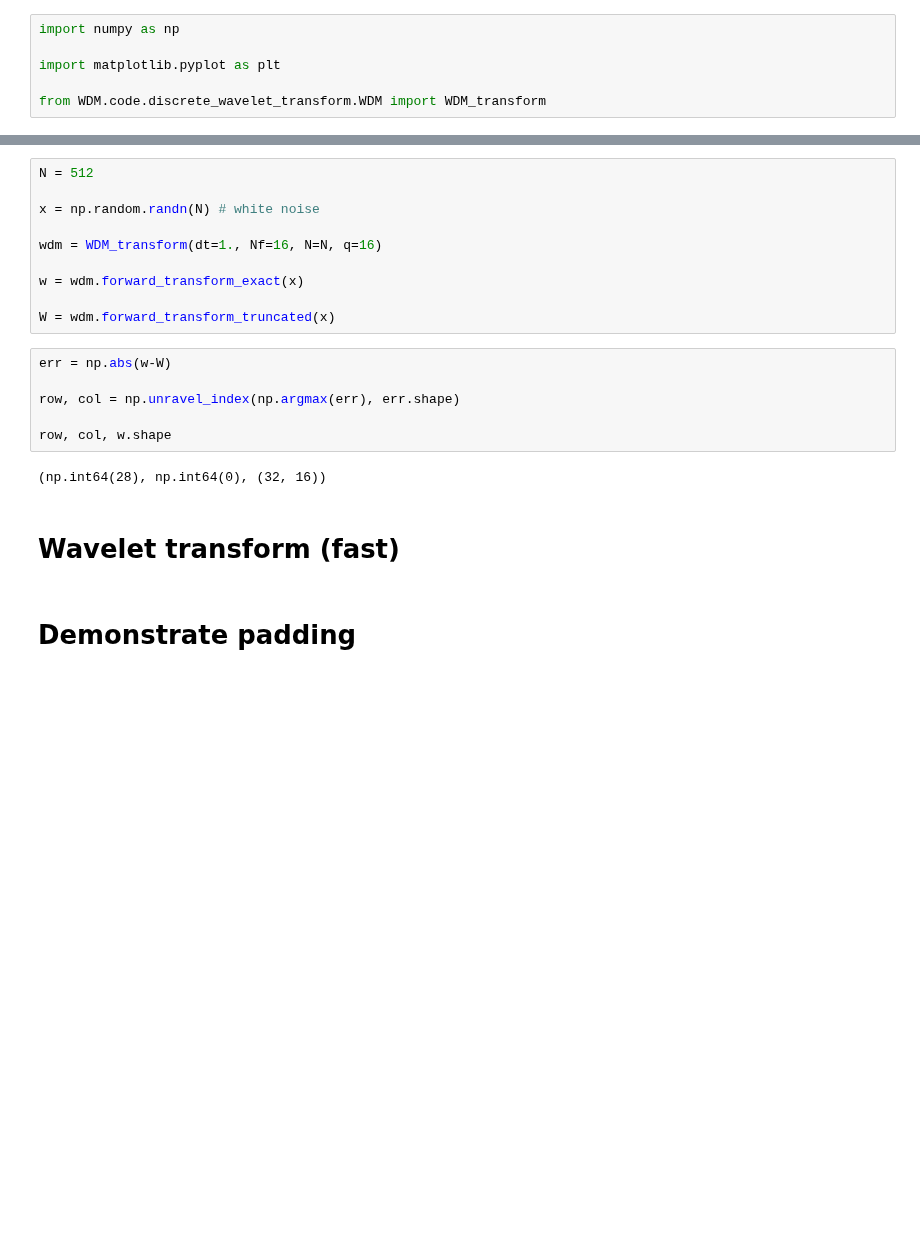
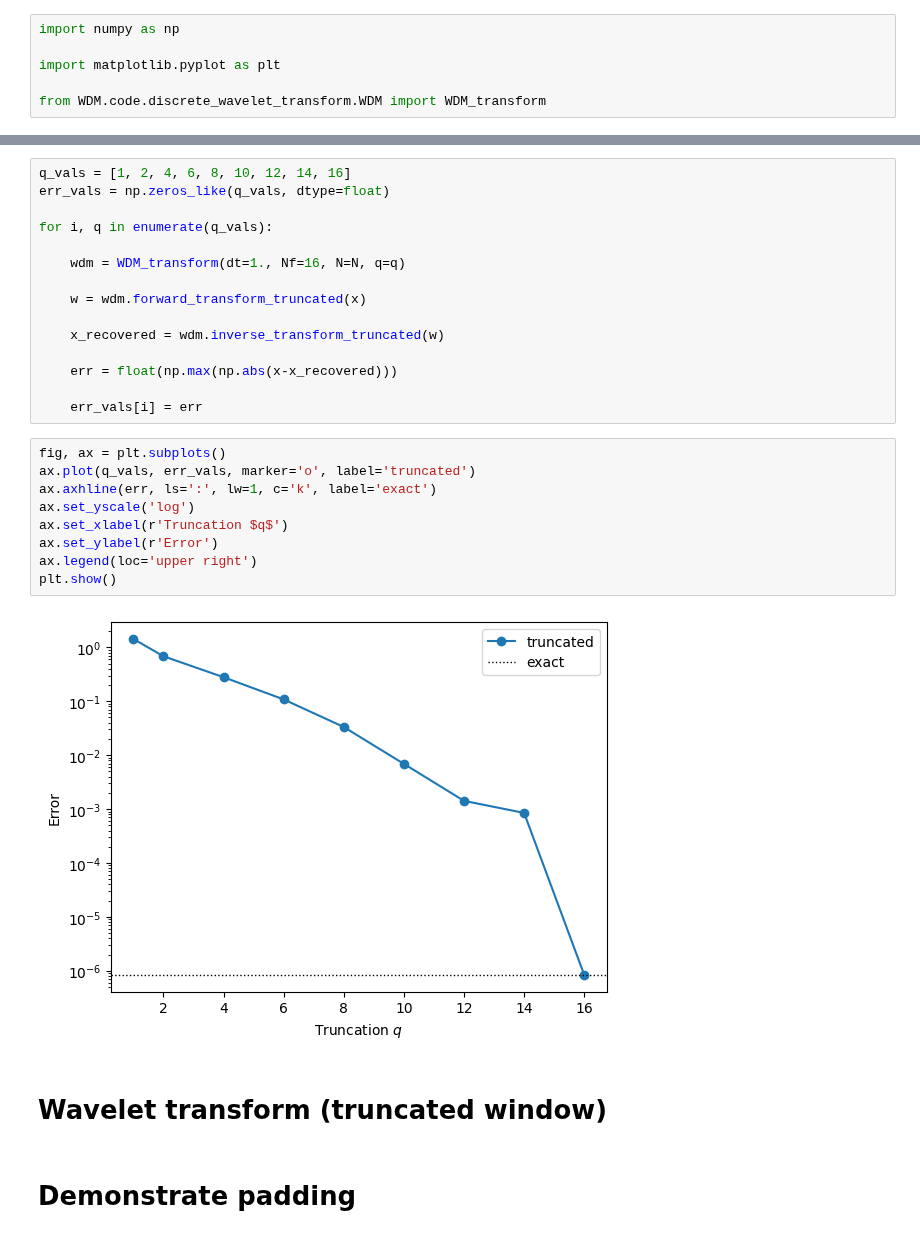
Before and after one commit to cjm96/WDM_GW_wavelets, a Jupyter notebook: examples/motivating_the_discrete_wavelet_transform.ipynb, the cells around one changed output, grey strips where cells are left out. Cells and saved outputs as stored; diff of their text form; blank space fills up the shorter version.

Commit message:
implemented truncated sum expressions for DWT

```diff
--- a/examples/motivating_the_discrete_wavelet_transform.ipynb
+++ b/examples/motivating_the_discrete_wavelet_transform.ipynb
@@ -62,23 +89,31 @@ The parameter $q$ controls the truncation. Smaller values of $q$ will lead to a
 # %%
-N = 512
+q_vals = [1, 2, 4, 6, 8, 10, 12, 14, 16]
+err_vals = np.zeros_like(q_vals, dtype=float)
 
-x = np.random.randn(N) # white noise
+for i, q in enumerate(q_vals):
 
-wdm = WDM_transform(dt=1., Nf=16, N=N, q=16)
+    wdm = WDM_transform(dt=1., Nf=16, N=N, q=q)
 
-w = wdm.forward_transform_exact(x)
+    w = wdm.forward_transform_truncated(x)
 
-W = wdm.forward_transform_truncated(x)
+    x_recovered = wdm.inverse_transform_truncated(w)
+
+    err = float(np.max(np.abs(x-x_recovered)))
+
+    err_vals[i] = err
-# %%
-err = np.abs(w-W)
-
-row, col = np.unravel_index(np.argmax(err), err.shape)
-
-row, col, w.shape
-# %% [output]
-(np.int64(28), np.int64(0), (32, 16))
+# %%
+fig, ax = plt.subplots()
+ax.plot(q_vals, err_vals, marker='o', label='truncated')
+ax.axhline(err, ls=':', lw=1, c='k', label='exact')
+ax.set_yscale('log')
+ax.set_xlabel(r'Truncation $q$')
+ax.set_ylabel(r'Error')
+ax.legend(loc='upper right')
+plt.show()
+# %% [output]
+[figure, added]
 # %% [markdown]
-# Wavelet transform (fast)
+# Wavelet transform (truncated window)
 # %% [markdown]
 # Demonstrate padding
 # %%
```
Also changed, not shown: parts of 5 cells of this notebook, 2 other files.
